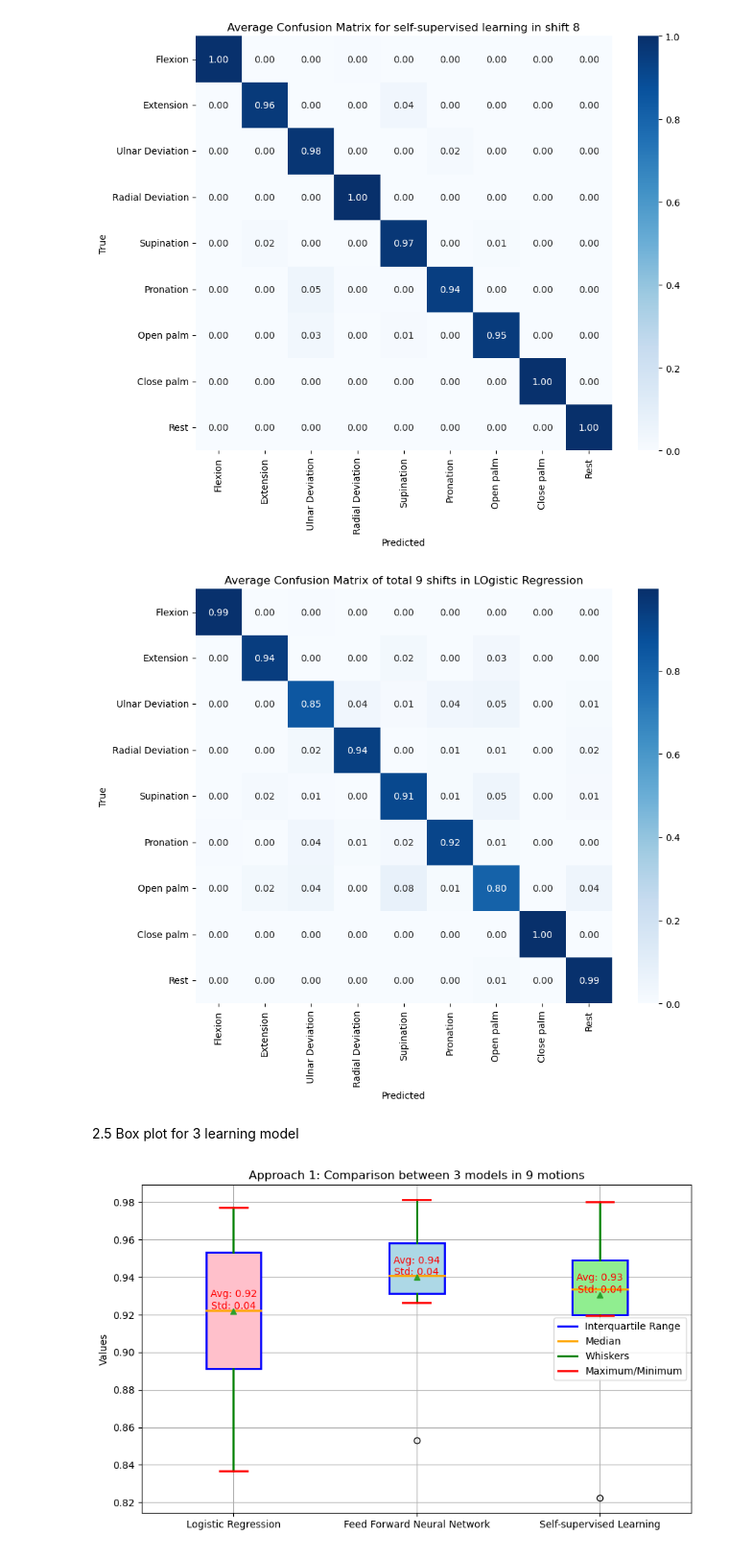
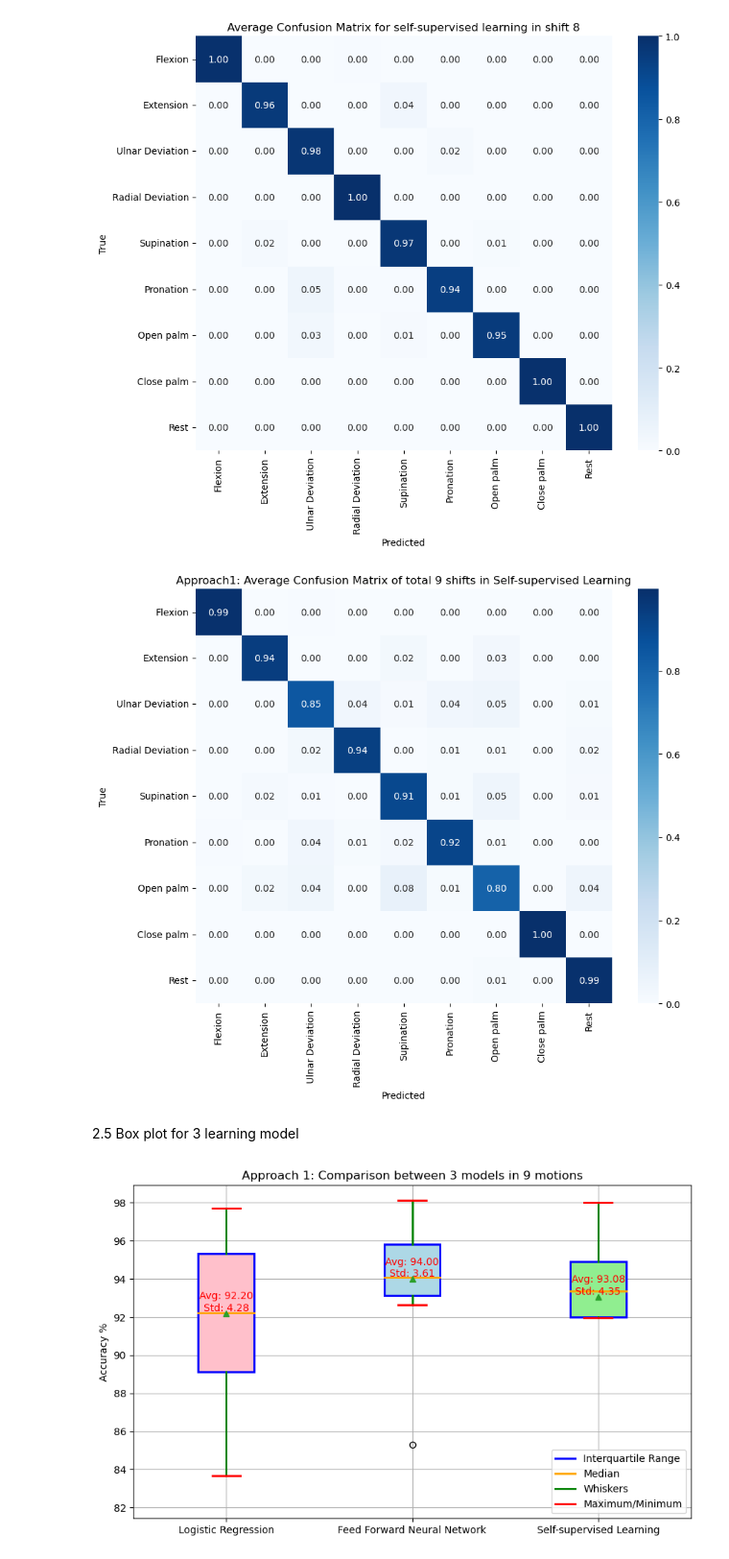
Before and after one commit to tuan220199/Prosthetic_hand_private, a Jupyter notebook: robustness_analysis_approach1_features_no_virtual.ipynb, the cells around one changed output. Shown at 96% size. Saved outputs shown, nothing was run; the diff lists cells and outputs as text; code cells hidden in the pictures.

```diff
--- a/robustness_analysis_approach1_features_no_virtual.ipynb
+++ b/robustness_analysis_approach1_features_no_virtual.ipynb
@@ -926,10 +926,10 @@ plt.figure(figsize=(10, 8))
 sns.heatmap(average_conf__self_supervised_matrix_percent, annot=True, cmap='Blues', fmt='.2f', xticklabels=class_names, yticklabels=class_names)
 plt.xlabel('Predicted')
 plt.ylabel('True')
-plt.title('Average Confusion Matrix of total 9 shifts in LOgistic Regression')
+plt.title('Approach1: Average Confusion Matrix of total 9 shifts in Self-supervised Learning')
 plt.show()
 # %% [output]
-[figure, old version]
+[figure, new version]
 # %% [markdown]
 2.5 Box plot for 3 learning model
 # %%
@@ -942,6 +942,9 @@ data = [
     [0.9338661481356798, 0.955006643089654, 0.9407109307109133, 0.9584015452643753, 0.8529041386237134, 0.9263467673949144, 0.931461577329992, 0.9798030915418785, 0.9811868358161545],
     [0.9298203587532043, 0.9481531381607056, 0.9334482749303182, 0.9490225315093994, 0.8222913940747579, 0.9200274348258972, 0.9195766448974609, 0.974602460861206, 0.9800923665364584]
 ]
+
+# Multiply all values by 100
+data = [[value * 100 for value in lst] for lst in data]
 
 # Calculate average and standard deviation
 averages = [np.mean(lst) for lst in data]
@@ -951,33 +954,33 @@ std_devs = [np.std(lst) for lst in data]
 plt.figure(figsize=(10, 6))
 colors = ['pink', 'lightblue', 'lightgreen']
 boxprops = dict(color="blue", linewidth=2)
 medianprops = dict(color="orange", linewidth=2)
 whiskerprops = dict(color="green", linewidth=2)
 capprops = dict(color="red", linewidth=2)
 box = plt.boxplot(data, showmeans=True, patch_artist=True, boxprops=boxprops, medianprops=medianprops, whiskerprops=whiskerprops, capprops=capprops)
 
 for patch, color in zip(box['boxes'], colors):
     patch.set_facecolor(color)
 
 
 plt.xticks([1, 2, 3], ['Logistic Regression', 'Feed Forward Neural Network', 'Self-supervised Learning'])
-plt.ylabel('Values')
+plt.ylabel('Accuracy %')
 plt.title('Approach 1: Comparison between 3 models in 9 motions')
 plt.grid(True)
 
 # Add average and standard deviation text
 for i in range(len(data)):
     plt.text(i + 1, averages[i], f'Avg: {averages[i]:.2f}\nStd: {std_devs[i]:.2f}', horizontalalignment='center', verticalalignment='bottom', fontsize=10, color='red')
 
 # Add legend explaining box components
 legend_elements = [
     plt.Line2D([0], [0], color='blue', lw=2, label='Interquartile Range'),
     plt.Line2D([0], [0], color='orange', lw=2, label='Median'),
     plt.Line2D([0], [0], color='green', lw=2, label='Whiskers'),
     plt.Line2D([0], [0], color='red', lw=2, label='Maximum/Minimum')
 ]
-plt.legend(handles=legend_elements)
+plt.legend(handles=legend_elements, loc='lower right')
 
 plt.show()
 # %% [output]
-[figure, old version]
+[figure, new version]
```
Also changed, not shown: parts of 5 cells of this notebook, 13 other files.
